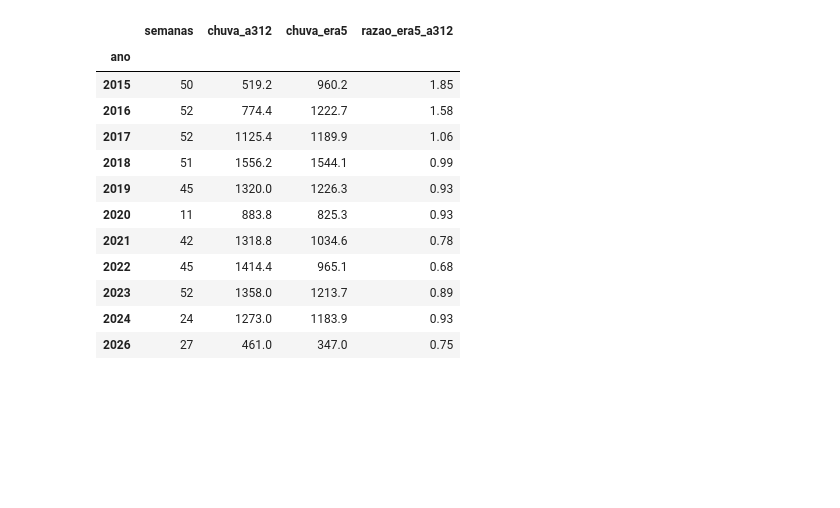
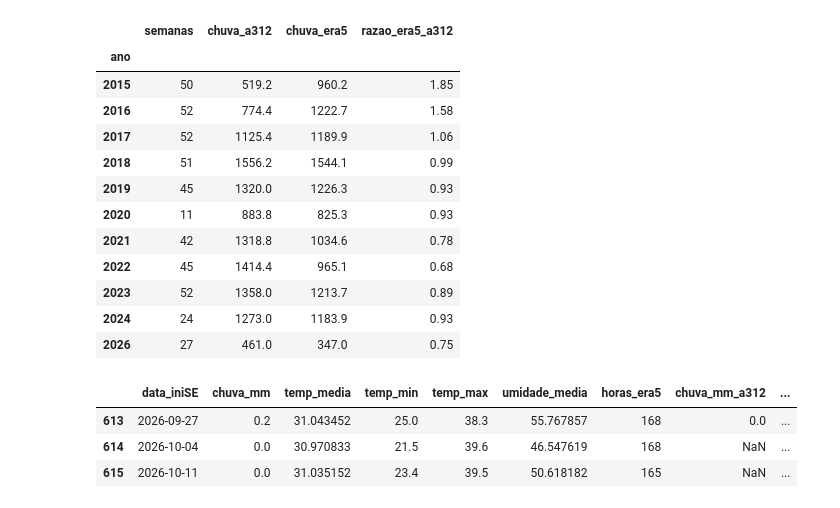
Before and after one commit to jvictor-melo/dengue-teresina-ml, a Jupyter notebook: notebooks/03_clima.ipynb, the cells around one changed output. Drawn from its saved outputs; the diff is of its cells as text; code cells hidden in the pictures; blank space fills up the shorter version.

```diff
--- a/notebooks/03_clima.ipynb
+++ b/notebooks/03_clima.ipynb
@@ -537,3 +537,30 @@ chuva_por_ano.round(2)
 | 2023 | 52 | 1358.0 | 1213.7 | 0.89 |
 | 2024 | 24 | 1273.0 | 1183.9 | 0.93 |
 | 2026 | 27 | 461.0 | 347.0 | 0.75 |
+# %%
+# Decisão do passo 5b: o clima do modelo vem todo do ERA5, uma régua só de 2015 a 2026
+# Emendar A312 e ERA5 criaria degraus falsos, porque a relação entre as duas muda de ano pra ano (ver chuva por ano acima)
+COLUNAS_CLIMA = ["data_iniSE", "chuva_mm", "temp_media", "temp_min", "temp_max", "umidade_media", "horas_chuva"]
+
+clima_semanal = era5_semanal[COLUNAS_CLIMA]
+clima_semanal = clima_semanal.rename(columns={"horas_chuva": "horas_era5"})
+
+# A A312 fica junto só pra comparação na EDA (sufixo _a312); não entra no modelo
+a312_comparacao = a312_semanal[COLUNAS_CLIMA]
+a312_comparacao = a312_comparacao.rename(columns={
+    "chuva_mm": "chuva_mm_a312",
+    "temp_media": "temp_media_a312",
+    "temp_min": "temp_min_a312",
+    "temp_max": "temp_max_a312",
+    "umidade_media": "umidade_media_a312",
+    "horas_chuva": "horas_a312",
+})
+
+# how="left" = LEFT JOIN: mantém todas as semanas do ERA5, mesmo as que a A312 não tem (essas ficam vazias)
+clima_semanal = clima_semanal.merge(a312_comparacao, on="data_iniSE", how="left")
+clima_semanal.tail(3)
+# %% [output]
+|  | data_iniSE | chuva_mm | temp_media | temp_min | temp_max | umidade_media | horas_era5 | chuva_mm_a312 | ... |
+| 613 | 2026-09-27 | 0.2 | 31.043452 | 25.0 | 38.3 | 55.767857 | 168 | 0.0 | ... |
+| 614 | 2026-10-04 | 0.0 | 30.970833 | 21.5 | 39.6 | 46.547619 | 168 | NaN | ... |
+| 615 | 2026-10-11 | 0.0 | 31.035152 | 23.4 | 39.5 | 50.618182 | 165 | NaN | ... |
```
Also changed, not shown: parts of 3 cells of this notebook, 3 other files.
